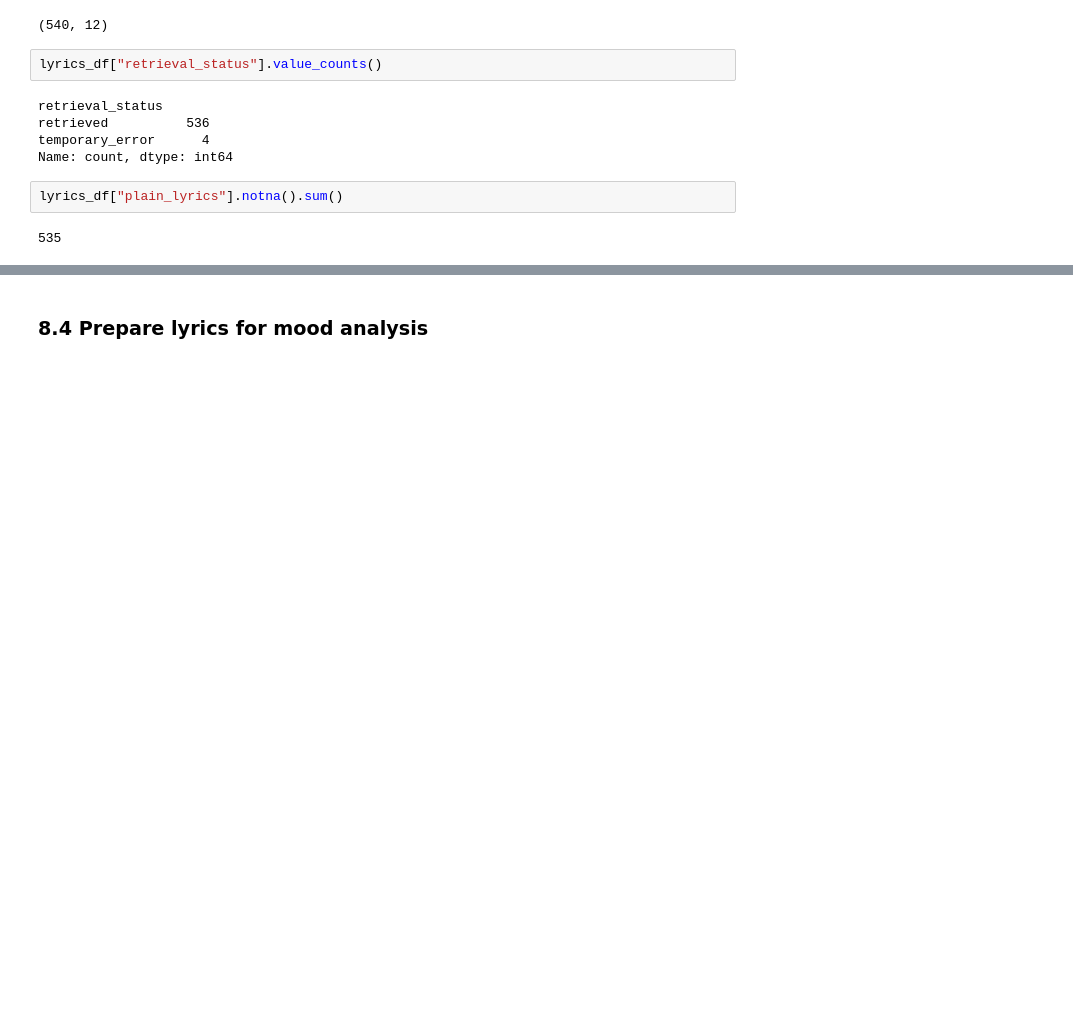
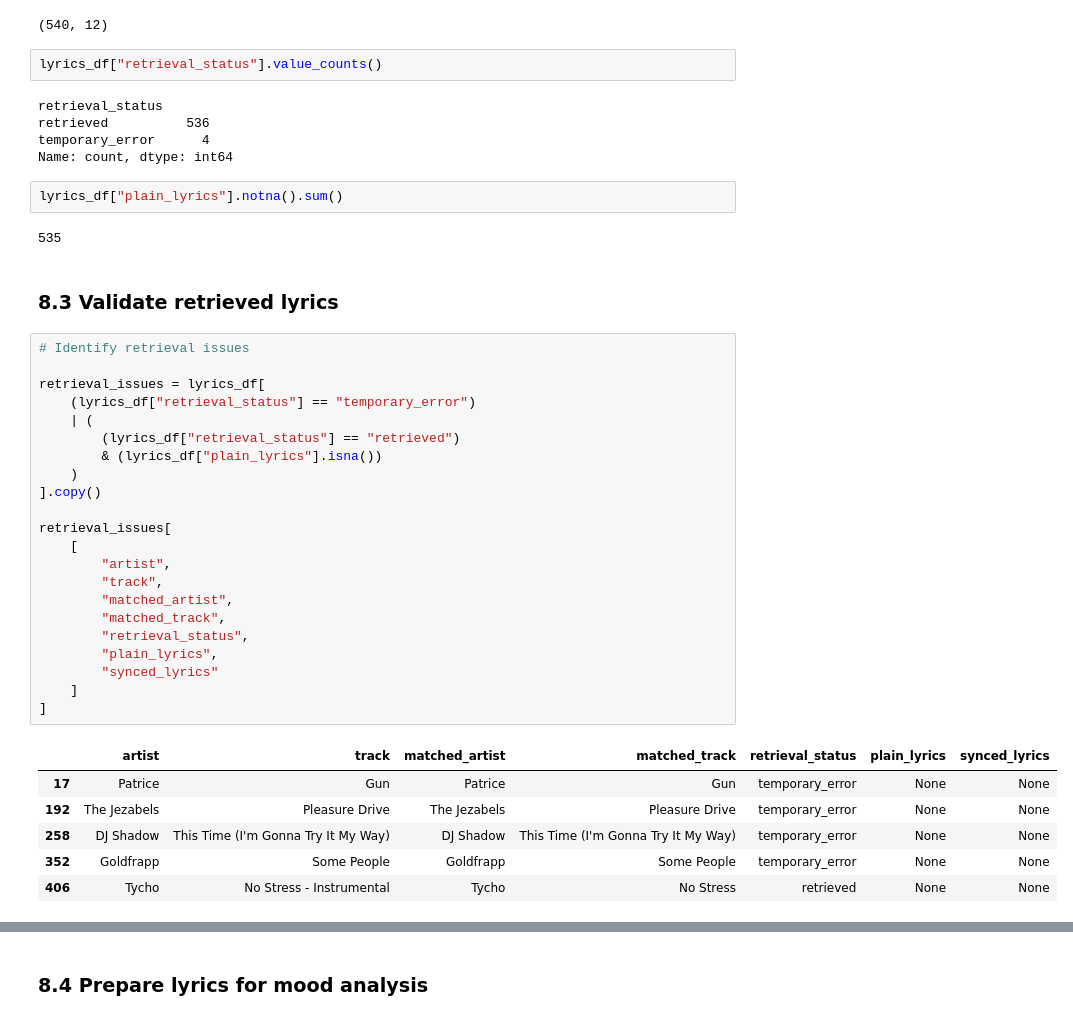
Before and after one commit to fredzell/music-mood-profiler, a Jupyter notebook: notebooks/08_lyrics_collection.ipynb, the cells around one changed output, grey strips where cells are left out. Drawn from its saved outputs; the diff is of its cells as text; blank space fills up the shorter version.

Commit message:
Lyrics retrieval

```diff
--- a/notebooks/08_lyrics_collection.ipynb
+++ b/notebooks/08_lyrics_collection.ipynb
@@ -1029,3 +1029,34 @@ Name: count, dtype: int64
 lyrics_df["plain_lyrics"].notna().sum()
 # %% [output]
 535
+# %% [markdown]
+### 8.3 Validate retrieved lyrics
+# %%
+# Identify retrieval issues
+
+retrieval_issues = lyrics_df[
+    (lyrics_df["retrieval_status"] == "temporary_error")
+    | (
+        (lyrics_df["retrieval_status"] == "retrieved")
+        & (lyrics_df["plain_lyrics"].isna())
+    )
+].copy()
+
+retrieval_issues[
+    [
+        "artist",
+        "track",
+        "matched_artist",
+        "matched_track",
+        "retrieval_status",
+        "plain_lyrics",
+        "synced_lyrics"
+    ]
+]
+# %% [output]
+|  | artist | track | matched_artist | matched_track | retrieval_status | plain_lyrics | synced_lyrics |
+| 17 | Patrice | Gun | Patrice | Gun | temporary_error | None | None |
+| 192 | The Jezabels | Pleasure Drive | The Jezabels | Pleasure Drive | temporary_error | None | None |
+| 258 | DJ Shadow | This Time (I'm Gonna Try It My Way) | DJ Shadow | This Time (I'm Gonna Try It My Way) | temporary_error | None | None |
+| 352 | Goldfrapp | Some People | Goldfrapp | Some People | temporary_error | None | None |
+| 406 | Tycho | No Stress - Instrumental | Tycho | No Stress | retrieved | None | None |
```
Also changed, not shown: parts of 8 cells of this notebook.
